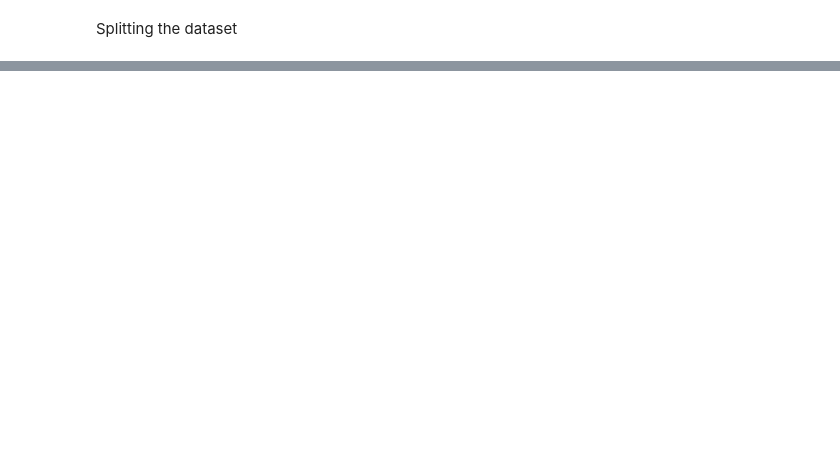
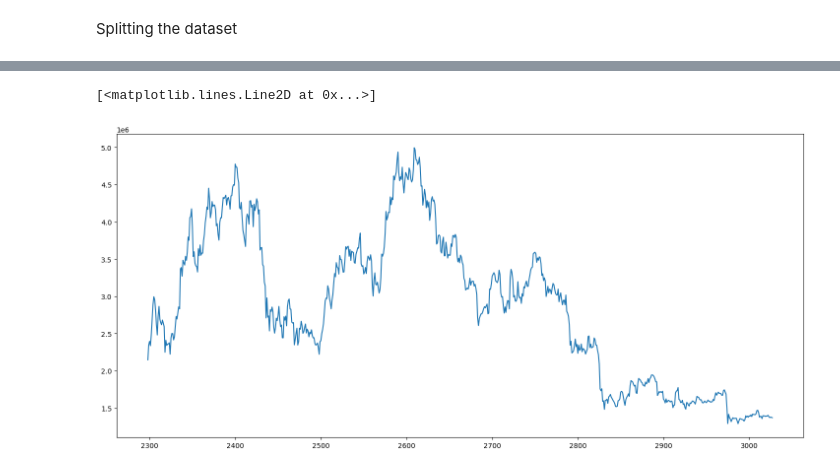
Before and after one commit to VasuRastogi/BTCPP, a Jupyter notebook: BTCPP.ipynb, the cells around one changed output, grey strips where cells are left out. Drawn from its saved outputs; the diff is of its cells as text; code cells hidden in the pictures; blank space fills up the shorter version.

```diff
--- a/BTCPP.ipynb
+++ b/BTCPP.ipynb
@@ -11,0 +14,24 @@ df = pd.read_csv("D:\Documents\ML_PROJECTS\Crypto_price\BTC-INR.csv")
+# %%
+# import dataset
+# df = pd.read_csv("D:\Documents\ML_PROJECTS\Crypto_price\BTC-INR.csv")
+# Set your MongoDB connection details
+
+uri = "mongodb+srv://VasuRastogi:Vibrant2019!@cluster.mjtdmbf.mongodb.net/?retryWrites=true&w=majority"
+database = 'BCPP'
+collection = 'Cluster'
+
+# Create a new client and connect to the server
+client = MongoClient(uri)
+
+# Connect to the specified database and collection
+db = client[database]
+coll = db[collection]
+
+# Retrieve the dataset from the MongoDB collection
+documents = coll.find()
+
+# Convert the retrieved documents to a pandas DataFrame
+df = pd.DataFrame(documents)
+
+# Close the MongoDB connection
+client.close()
@@ -21,2 +68,16 @@ plt.plot(df['Close'], label='Close Price history')
 # %% [markdown]
 Splitting the dataset
+# %%
+# visualizing difference in open and close price of the btc and plot in line graph.
+# diff = df.Close - df.Open
+# Plot the difference over time
+df['Date'] = pd.to_datetime(df.Date, format='%Y-%m-%d')
+dataframe_bet2021_2022 = df[(df['Date'].dt.year >=2021) & (df['Date'].dt.year <2023)]
+diff_bet2021_2022 = dataframe_bet2021_2022.Close - dataframe_bet2021_2022.Open
+# Using plotly js to plot a candlestick chart.
+fig = go.Figure(data=[go.Candlestick(x=dataframe_bet2021_2022['Date'],
+                               open=dataframe_bet2021_2022['Open'],
+                               high=dataframe_bet2021_2022['High'],
+                               low=dataframe_bet2021_2022['Low'],
+                               close=dataframe_bet2021_2022['Close'])])
+fig.show()
@@ -23,2 +87,9 @@ Splitting the dataset
+# %%
+# plotting closing prices of bitcoin from 2014-2023
+plt.figure(figsize=(18,8))
+plt.plot(dataframe_bet2021_2022['Close'], label='Close Price history')
+# %% [output]
+[<matplotlib.lines.Line2D at 0x...>]
+[figure, added]
 # %%
 df.head()
```
Also changed, not shown: parts of 17 cells of this notebook.
